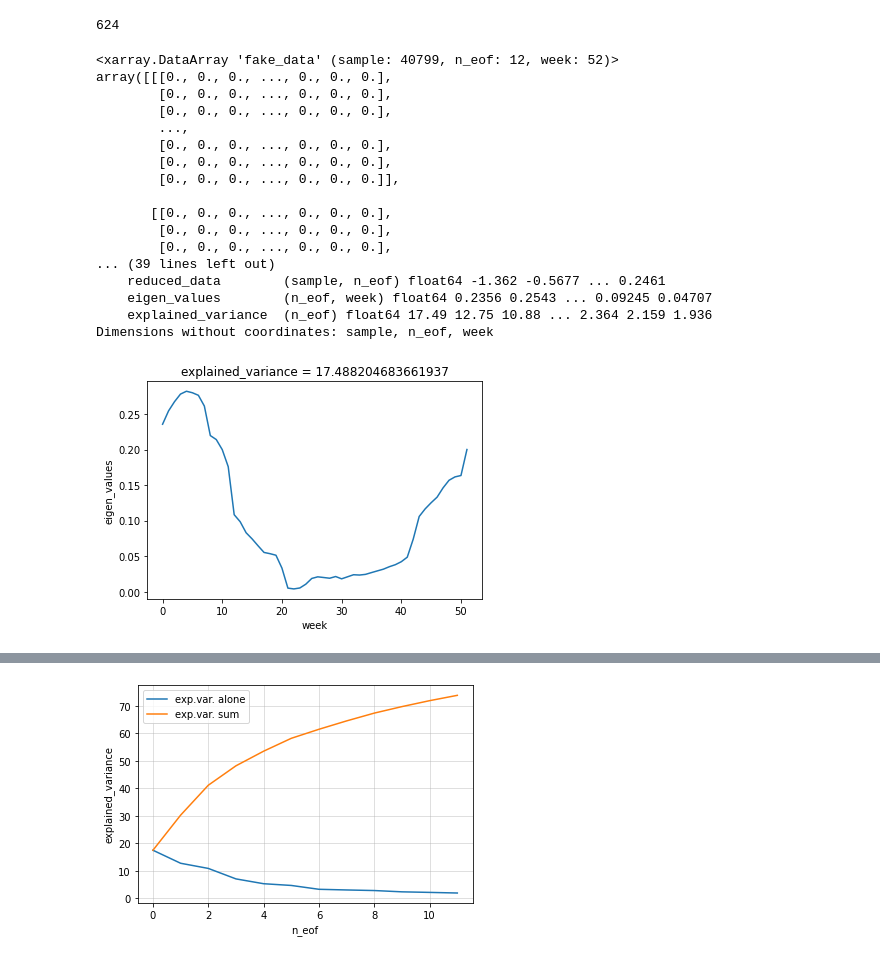
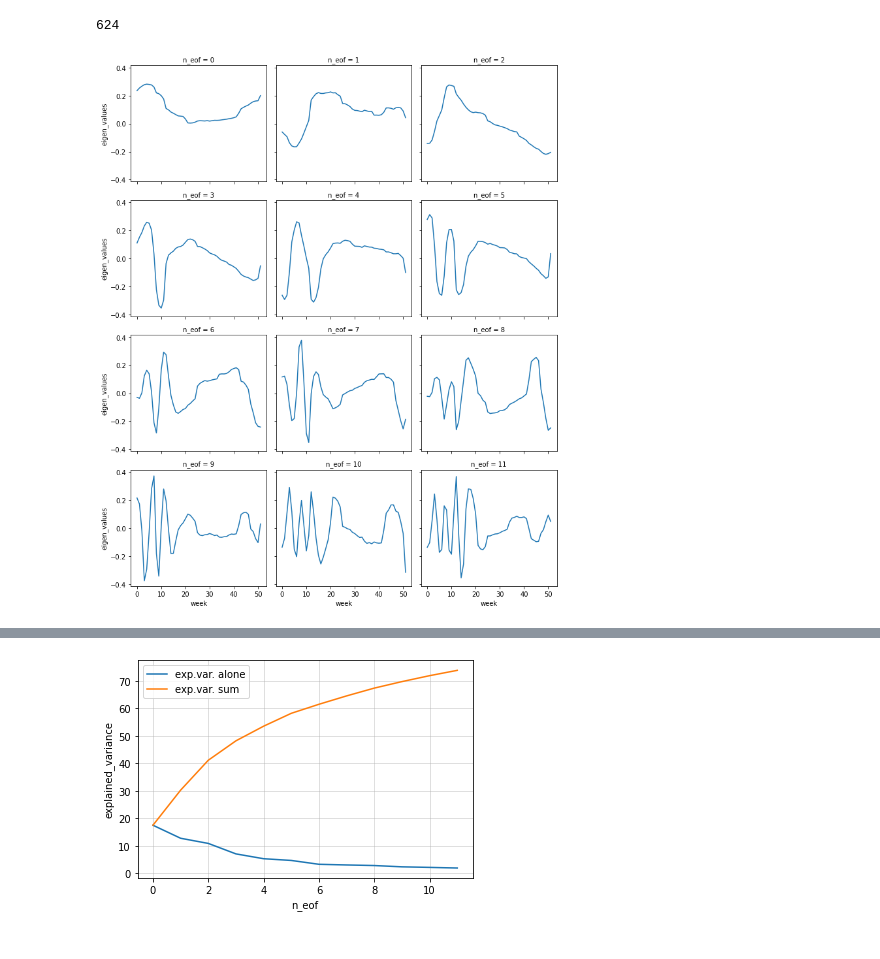
Before and after one commit to LilianG0/MLD-Project, a Jupyter notebook: Notebooks/PCA-2.ipynb, the cells around one changed output, grey strips where cells are left out. Saved outputs shown, nothing was run; the diff lists cells and outputs as text; code cells hidden in the pictures.

```diff
--- a/Notebooks/PCA-2.ipynb
+++ b/Notebooks/PCA-2.ipynb
@@ -744,28 +626,8 @@ result_no['eigen_values'] = xr.DataArray(pca_no.components_, dims=['n_eof', 'wee
                                   attrs={'comment': 'Principal axes in feature space, representing the directions of maximum variance in the data. The components are sorted by explained_variance_.'})
 result_no['explained_variance'] = xr.DataArray(pca_no.explained_variance_ratio_*100,
                                         dims=['n_eof'], attrs={'comment': 'Percentage of variance explained by each of the selected components'})
-# %%
-result_no
-# %% [output]
-<xarray.DataArray 'fake_data' (sample: 40799, n_eof: 12, week: 52)>
-array([[[0., 0., 0., ..., 0., 0., 0.],
-        [0., 0., 0., ..., 0., 0., 0.],
-        [0., 0., 0., ..., 0., 0., 0.],
-        ...,
-        [0., 0., 0., ..., 0., 0., 0.],
-        [0., 0., 0., ..., 0., 0., 0.],
-        [0., 0., 0., ..., 0., 0., 0.]],
-
-       [[0., 0., 0., ..., 0., 0., 0.],
-        [0., 0., 0., ..., 0., 0., 0.],
-        [0., 0., 0., ..., 0., 0., 0.],
-... (39 lines left out)
-    reduced_data        (sample, n_eof) float64 -1.362 -0.5677 ... 0.2461
-    eigen_values        (n_eof, week) float64 0.2356 0.2543 ... 0.09245 0.04707
-    explained_variance  (n_eof) float64 17.49 12.75 10.88 ... 2.364 2.159 1.936
-Dimensions without coordinates: sample, n_eof, week
 # %%
-result_no['eigen_values'][0].plot(hue='n_eof')
+result_no['eigen_values'].plot(col="n_eof", col_wrap=3, hue='n_eof')
 plt.show()
 # %% [output]
-[figure, old version]
+[figure, new version]
```
Also changed, not shown: parts of 34 cells of this notebook.
